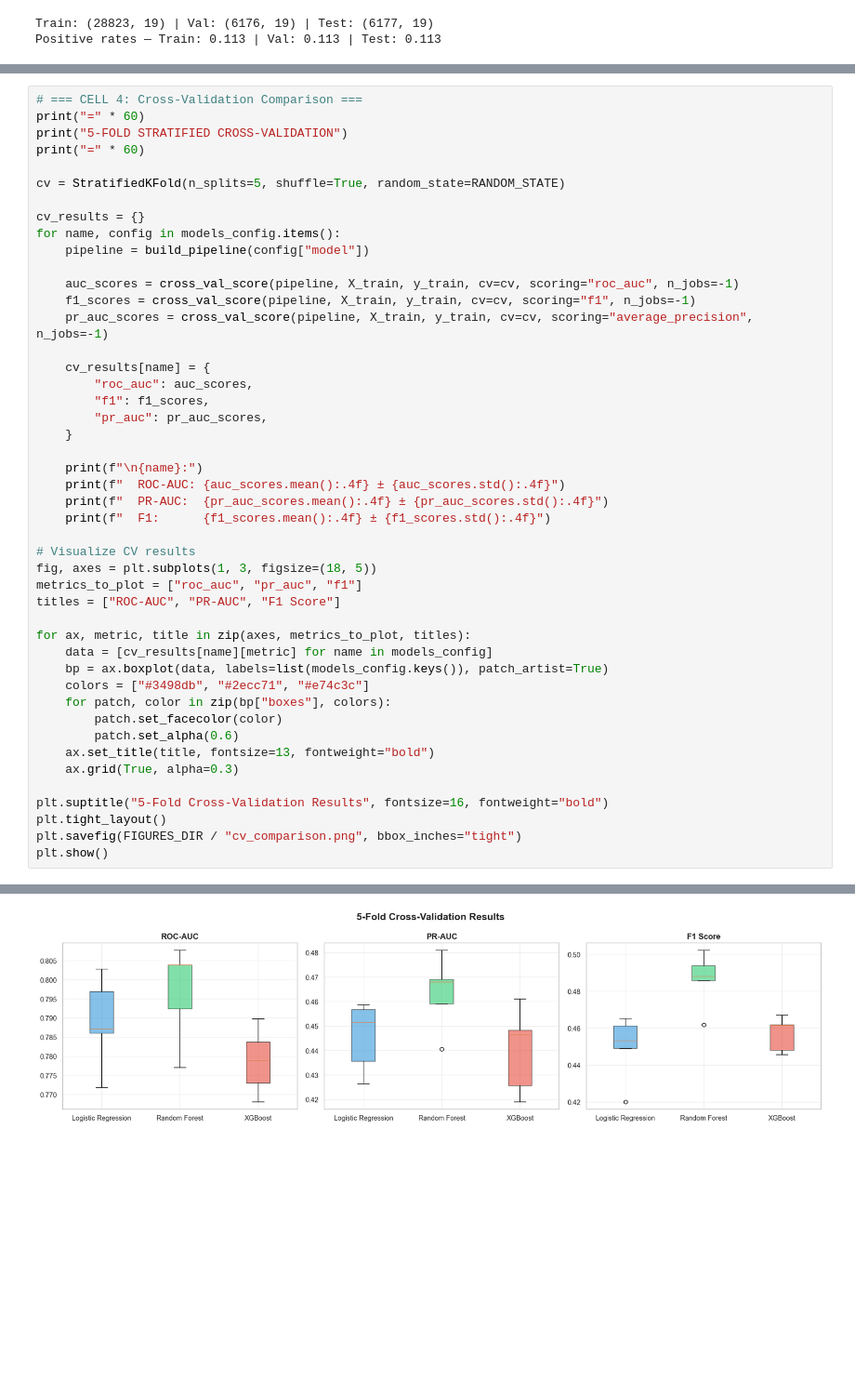
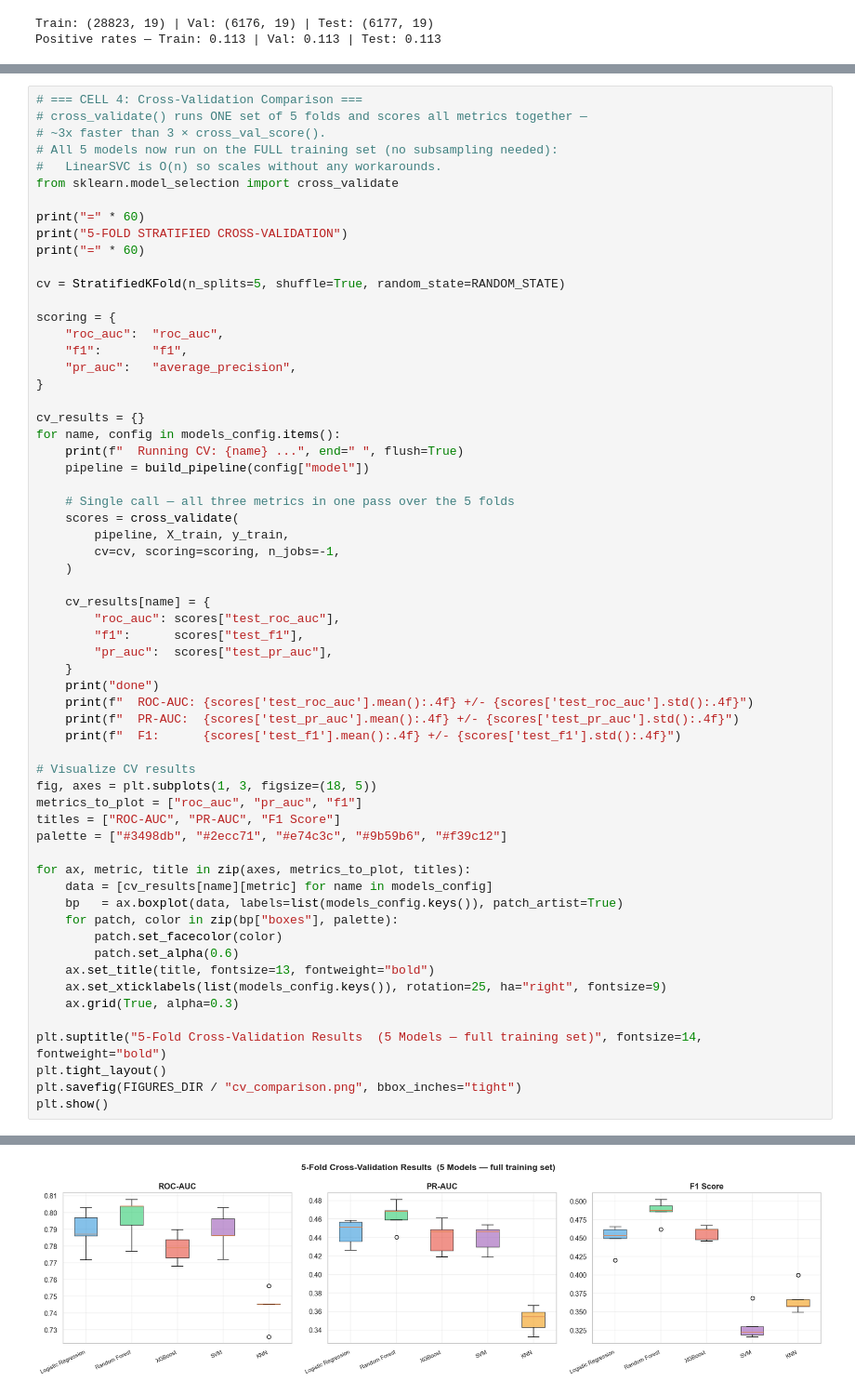
Before and after one commit to ashutosh-ranjan2611/DSI-Cohort8-ML-2, a Jupyter notebook: experiments/03_model_comparison.ipynb, the cells around one changed output, grey strips where cells are left out. Shown at 93% size. Cells and saved outputs as stored; diff of their text form; blank space fills up the shorter version.

```diff
--- a/experiments/03_model_comparison.ipynb
+++ b/experiments/03_model_comparison.ipynb
@@ -98,46 +137,61 @@ models_config = {
 # %%
 # === CELL 4: Cross-Validation Comparison ===
+# cross_validate() runs ONE set of 5 folds and scores all metrics together —
+# ~3x faster than 3 × cross_val_score().
+# All 5 models now run on the FULL training set (no subsampling needed):
+#   LinearSVC is O(n) so scales without any workarounds.
+from sklearn.model_selection import cross_validate
+
 print("=" * 60)
 print("5-FOLD STRATIFIED CROSS-VALIDATION")
 print("=" * 60)
 
 cv = StratifiedKFold(n_splits=5, shuffle=True, random_state=RANDOM_STATE)
 
+scoring = {
+    "roc_auc":  "roc_auc",
+    "f1":       "f1",
+    "pr_auc":   "average_precision",
+}
+
 cv_results = {}
 for name, config in models_config.items():
+    print(f"  Running CV: {name} ...", end=" ", flush=True)
     pipeline = build_pipeline(config["model"])
 
-    auc_scores = cross_val_score(pipeline, X_train, y_train, cv=cv, scoring="roc_auc", n_jobs=-1)
-    f1_scores = cross_val_score(pipeline, X_train, y_train, cv=cv, scoring="f1", n_jobs=-1)
-    pr_auc_scores = cross_val_score(pipeline, X_train, y_train, cv=cv, scoring="average_precision", n_jobs=-1)
+    # Single call — all three metrics in one pass over the 5 folds
+    scores = cross_validate(
+        pipeline, X_train, y_train,
+        cv=cv, scoring=scoring, n_jobs=-1,
+    )
 
     cv_results[name] = {
-        "roc_auc": auc_scores,
-        "f1": f1_scores,
-        "pr_auc": pr_auc_scores,
+        "roc_auc": scores["test_roc_auc"],
+        "f1":      scores["test_f1"],
+        "pr_auc":  scores["test_pr_auc"],
     }
-
-    print(f"\n{name}:")
-    print(f"  ROC-AUC: {auc_scores.mean():.4f} ± {auc_scores.std():.4f}")
-    print(f"  PR-AUC:  {pr_auc_scores.mean():.4f} ± {pr_auc_scores.std():.4f}")
-    print(f"  F1:      {f1_scores.mean():.4f} ± {f1_scores.std():.4f}")
+    print("done")
+    print(f"  ROC-AUC: {scores['test_roc_auc'].mean():.4f} +/- {scores['test_roc_auc'].std():.4f}")
+    print(f"  PR-AUC:  {scores['test_pr_auc'].mean():.4f} +/- {scores['test_pr_auc'].std():.4f}")
+    print(f"  F1:      {scores['test_f1'].mean():.4f} +/- {scores['test_f1'].std():.4f}")
 
 # Visualize CV results
 fig, axes = plt.subplots(1, 3, figsize=(18, 5))
 metrics_to_plot = ["roc_auc", "pr_auc", "f1"]
 titles = ["ROC-AUC", "PR-AUC", "F1 Score"]
+palette = ["#3498db", "#2ecc71", "#e74c3c", "#9b59b6", "#f39c12"]
 
 for ax, metric, title in zip(axes, metrics_to_plot, titles):
     data = [cv_results[name][metric] for name in models_config]
-    bp = ax.boxplot(data, labels=list(models_config.keys()), patch_artist=True)
-    colors = ["#3498db", "#2ecc71", "#e74c3c"]
-    for patch, color in zip(bp["boxes"], colors):
+    bp   = ax.boxplot(data, labels=list(models_config.keys()), patch_artist=True)
+    for patch, color in zip(bp["boxes"], palette):
         patch.set_facecolor(color)
         patch.set_alpha(0.6)
     ax.set_title(title, fontsize=13, fontweight="bold")
+    ax.set_xticklabels(list(models_config.keys()), rotation=25, ha="right", fontsize=9)
     ax.grid(True, alpha=0.3)
 
-plt.suptitle("5-Fold Cross-Validation Results", fontsize=16, fontweight="bold")
+plt.suptitle("5-Fold Cross-Validation Results  (5 Models — full training set)", fontsize=14, fontweight="bold")
 plt.tight_layout()
 plt.savefig(FIGURES_DIR / "cv_comparison.png", bbox_inches="tight")
 plt.show()
@@ -163,4 +216,4 @@ XGBoost:
-[figure, old version]
+[figure, new version]
 # %%
 # === CELL 5: Train Final Models on Full Training Set ===
 print("=" * 60)
```
Also changed, not shown: parts of 16 cells of this notebook, 18 other files.
